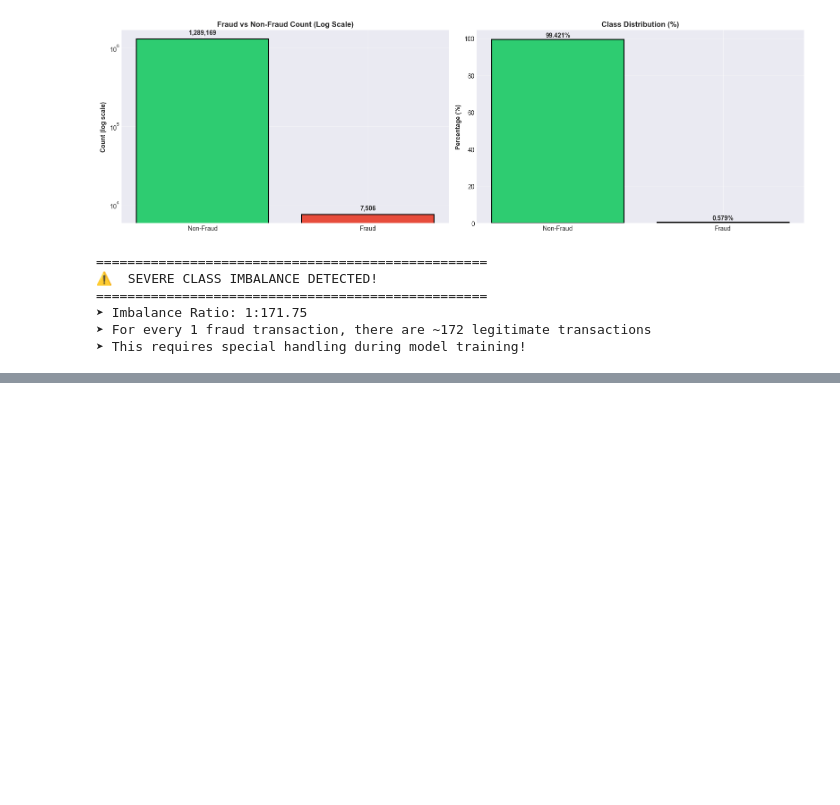
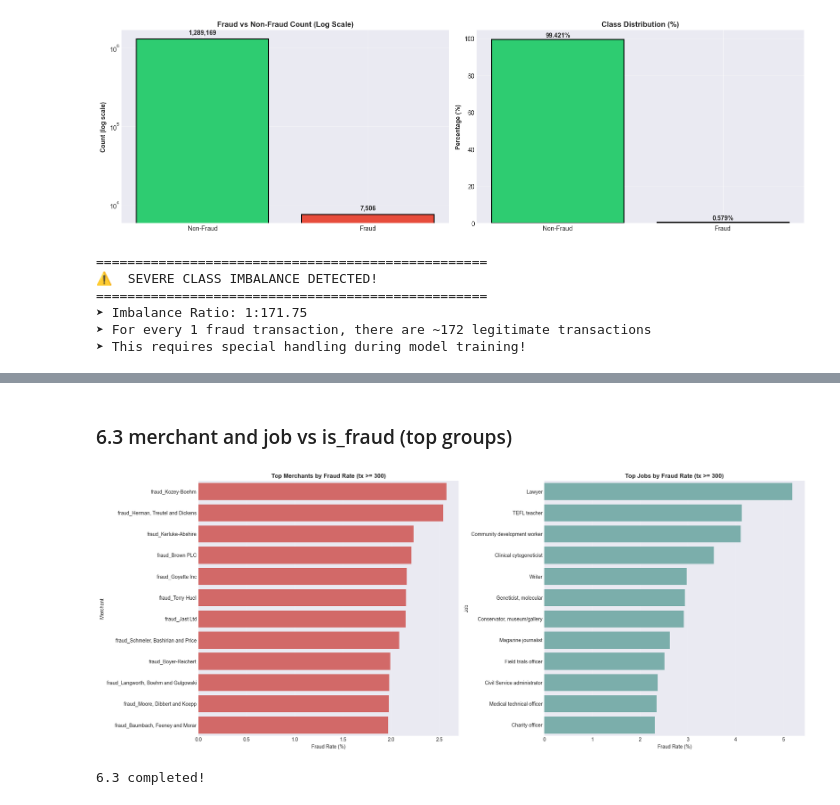
Before and after one commit to Dai-Nguyen1506/AI66A_group_1, a Jupyter notebook: notebooks/01_eda_exploration.ipynb, the cells around one changed output, grey strips where cells are left out. Drawn from its saved outputs; the diff is of its cells as text; code cells hidden in the pictures; blank space fills up the shorter version.

```diff
--- a/notebooks/01_eda_exploration.ipynb
+++ b/notebooks/01_eda_exploration.ipynb
@@ -270,0 +763,38 @@ Name: proportion, dtype: float64
+# %% [markdown]
+### 6.3 merchant and job vs is_fraud (top groups)
+# %%
+# Show top groups with highest fraud rate, while requiring enough samples
+
+def top_group_fraud_rate(data, col, min_tx=300, top_n=12):
+    temp = (
+        data.groupby(col)
+        .agg(tx_count=('is_fraud', 'size'), fraud_rate_pct=('is_fraud', lambda s: s.mean() * 100))
+        .reset_index()
+    )
+    temp = temp[temp['tx_count'] >= min_tx]
+    return temp.sort_values('fraud_rate_pct', ascending=False).head(top_n)
+
+merchant_plot = top_group_fraud_rate(feature_df, 'merchant', min_tx=300, top_n=12)
+job_plot = top_group_fraud_rate(feature_df, 'job', min_tx=300, top_n=12)
+
+fig, axes = plt.subplots(1, 2, figsize=(20, 8))
+
+sns.barplot(data=merchant_plot, y='merchant', x='fraud_rate_pct', ax=axes[0], color='#e45756')
+axes[0].set_title('Top Merchants by Fraud Rate (tx >= 300)', fontweight='bold')
+axes[0].set_xlabel('Fraud Rate (%)')
+axes[0].set_ylabel('Merchant')
+axes[0].grid(axis='x', alpha=0.25)
+
+sns.barplot(data=job_plot, y='job', x='fraud_rate_pct', ax=axes[1], color='#72b7b2')
+axes[1].set_title('Top Jobs by Fraud Rate (tx >= 300)', fontweight='bold')
+axes[1].set_xlabel('Fraud Rate (%)')
+axes[1].set_ylabel('Job')
+axes[1].grid(axis='x', alpha=0.25)
+
+plt.tight_layout()
+plt.show()
+
+print('6.3 completed!')
+# %% [output]
+[figure, added]
+6.3 completed!
```
Also changed, not shown: parts of 23 cells of this notebook.
